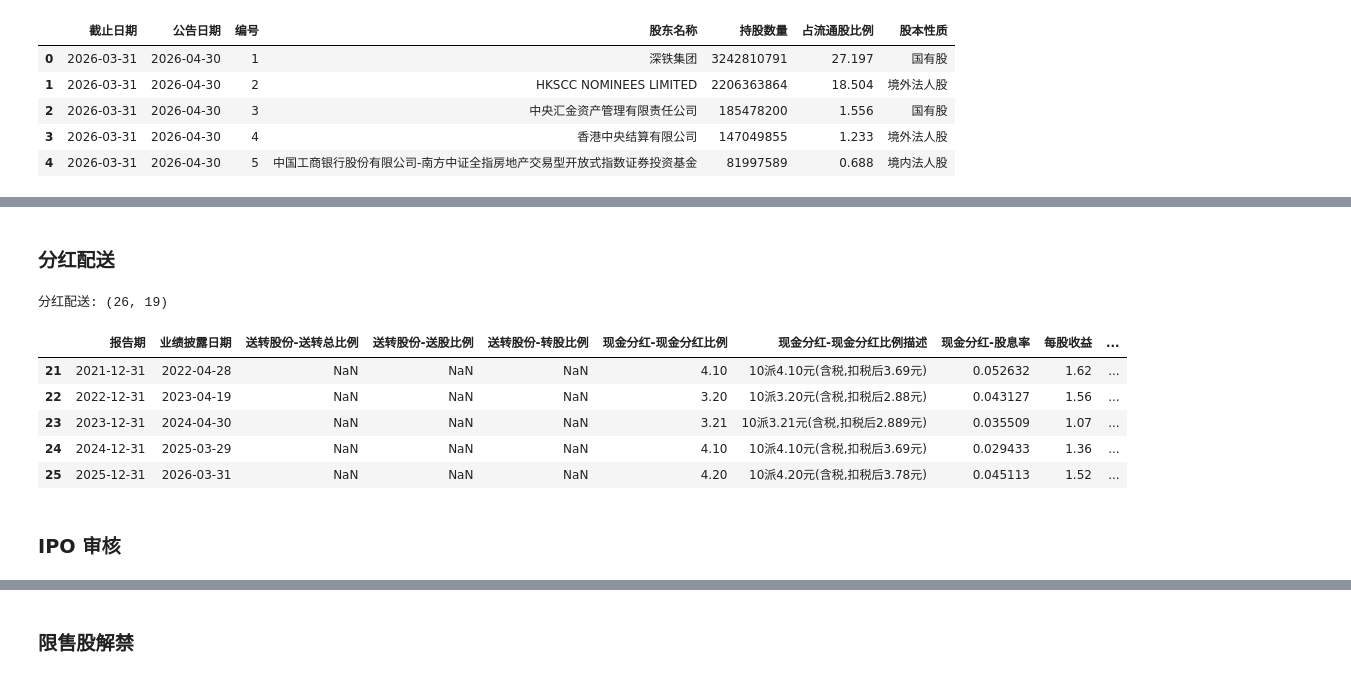
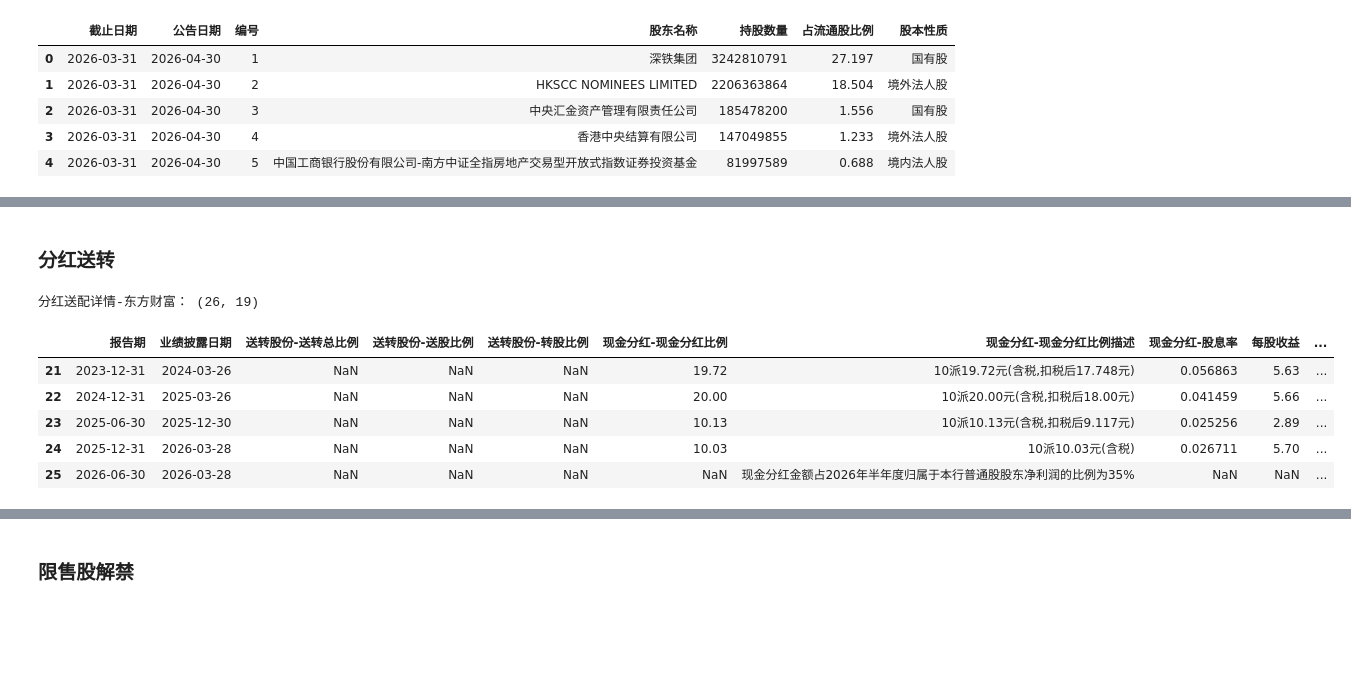
Before and after one commit to bamboosjtu/trading-topic, a Jupyter notebook: labs/00_金融数据获取/akshare_tutorial.ipynb, the cells around one changed output, grey strips where cells are left out. Drawn from its saved outputs; the diff is of its cells as text; code cells hidden in the pictures; blank space fills up the shorter version.

```diff
--- a/labs/00_金融数据获取/akshare_tutorial.ipynb
+++ b/labs/00_金融数据获取/akshare_tutorial.ipynb
@@ -597,19 +1169,16 @@ df.head(5)
 # %% [markdown]
-### 分红配送
+### 分红送转
 # %%
-# 1. 分红配送详情
-df_div = ak.stock_fhps_detail_em(symbol='600000')
+df_div = ak.stock_fhps_detail_em(symbol='600036')
 
-print('分红配送:', df_div.shape)
+print('分红送配详情-东方财富：', df_div.shape)
 
 df_div.tail()
 # %% [output]
-分红配送: (26, 19)
+分红送配详情-东方财富： (26, 19)
 |  | 报告期 | 业绩披露日期 | 送转股份-送转总比例 | 送转股份-送股比例 | 送转股份-转股比例 | 现金分红-现金分红比例 | 现金分红-现金分红比例描述 | 现金分红-股息率 | 每股收益 | ... |
-| 21 | 2021-12-31 | 2022-04-28 | NaN | NaN | NaN | 4.10 | 10派4.10元(含税,扣税后3.69元) | 0.052632 | 1.62 | ... |
-| 22 | 2022-12-31 | 2023-04-19 | NaN | NaN | NaN | 3.20 | 10派3.20元(含税,扣税后2.88元) | 0.043127 | 1.56 | ... |
-| 23 | 2023-12-31 | 2024-04-30 | NaN | NaN | NaN | 3.21 | 10派3.21元(含税,扣税后2.889元) | 0.035509 | 1.07 | ... |
-| 24 | 2024-12-31 | 2025-03-29 | NaN | NaN | NaN | 4.10 | 10派4.10元(含税,扣税后3.69元) | 0.029433 | 1.36 | ... |
-| 25 | 2025-12-31 | 2026-03-31 | NaN | NaN | NaN | 4.20 | 10派4.20元(含税,扣税后3.78元) | 0.045113 | 1.52 | ... |
+| 21 | 2023-12-31 | 2024-03-26 | NaN | NaN | NaN | 19.72 | 10派19.72元(含税,扣税后17.748元) | 0.056863 | 5.63 | ... |
+| 22 | 2024-12-31 | 2025-03-26 | NaN | NaN | NaN | 20.00 | 10派20.00元(含税,扣税后18.00元) | 0.041459 | 5.66 | ... |
+| 23 | 2025-06-30 | 2025-12-30 | NaN | NaN | NaN | 10.13 | 10派10.13元(含税,扣税后9.117元) | 0.025256 | 2.89 | ... |
+| 24 | 2025-12-31 | 2026-03-28 | NaN | NaN | NaN | 10.03 | 10派10.03元(含税) | 0.026711 | 5.70 | ... |
+| 25 | 2026-06-30 | 2026-03-28 | NaN | NaN | NaN | NaN | 现金分红金额占2026年半年度归属于本行普通股股东净利润的比例为35% | NaN | NaN | ... |
-# %% [markdown]
-### IPO 审核
```
Also changed, not shown: parts of 165 cells of this notebook, 7 other files.
